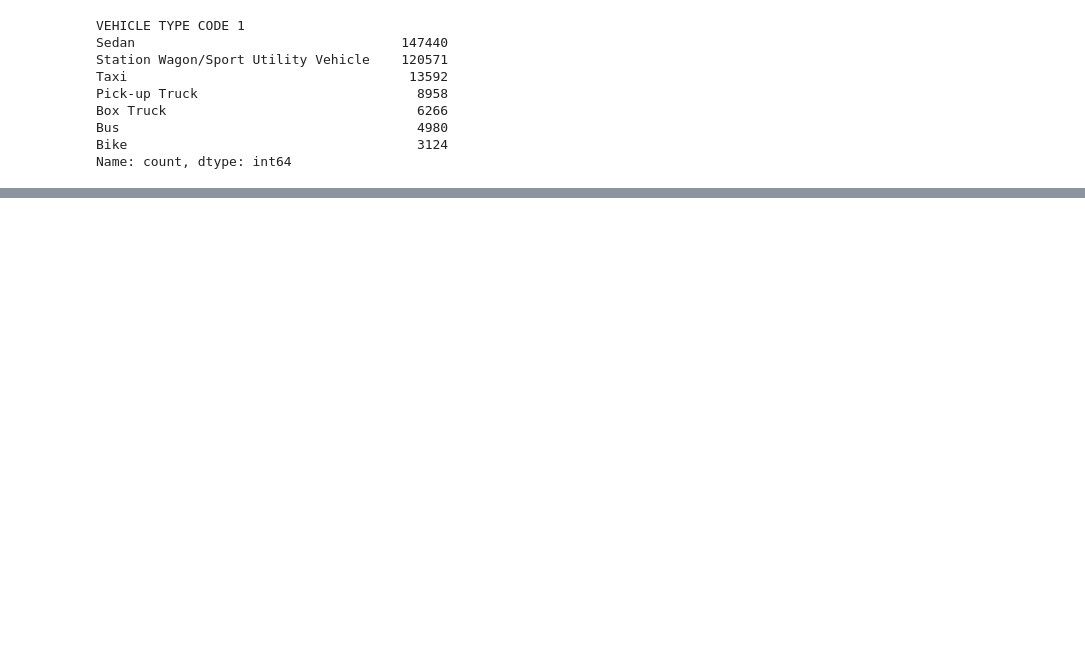
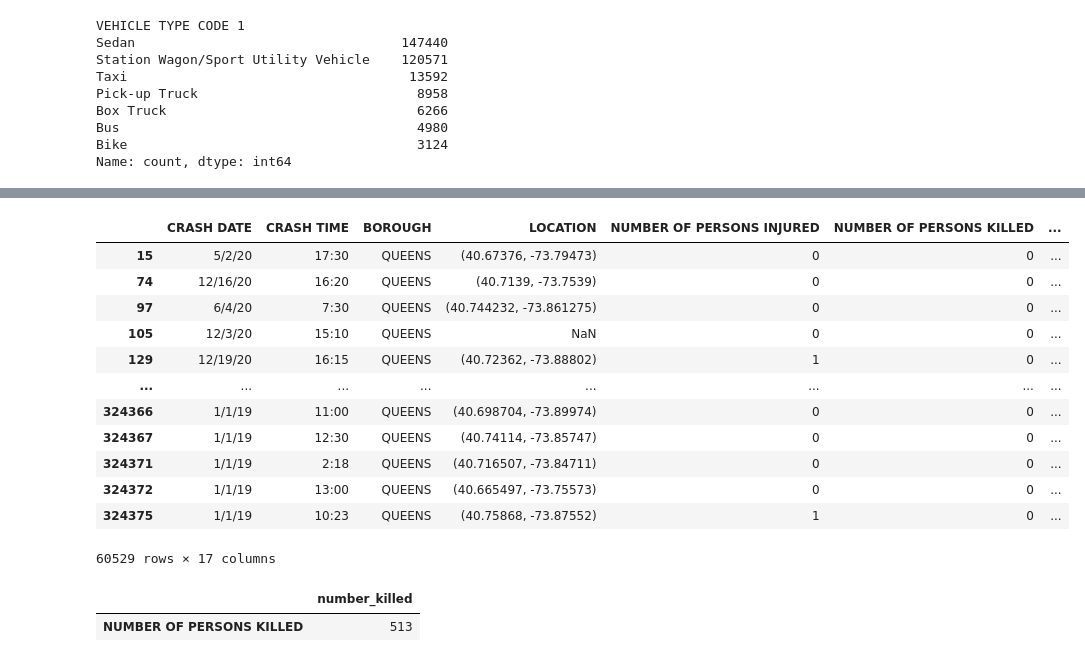
Before and after one commit to sashalcohen/HOMEWORK, a Jupyter notebook: hw-for-wk07-filter-subset-count-SASHACOHEN.ipynb, the cells around one changed output, grey strips where cells are left out. Drawn from its saved outputs; the diff is of its cells as text; code cells hidden in the pictures; blank space fills up the shorter version.

```diff
--- a/hw-for-wk07-filter-subset-count-SASHACOHEN.ipynb
+++ b/hw-for-wk07-filter-subset-count-SASHACOHEN.ipynb
@@ -130,7 +172,28 @@ df_unusualvehicles = (df_accidents["VEHICLE TYPE CODE 1"].value_counts()).head(7
 # %%
 ## create a subset of data for only Queens
 ## place it in a dataframe called df_q
+df_q = df_accidents.query("BOROUGH == 'QUEENS'")
+df_q
+# %% [output]
+|  | CRASH DATE | CRASH TIME | BOROUGH | LOCATION | NUMBER OF PERSONS INJURED | NUMBER OF PERSONS KILLED | ... |
+| 15 | 5/2/20 | 17:30 | QUEENS | (40.67376, -73.79473) | 0 | 0 | ... |
+| 74 | 12/16/20 | 16:20 | QUEENS | (40.7139, -73.7539) | 0 | 0 | ... |
+| 97 | 6/4/20 | 7:30 | QUEENS | (40.744232, -73.861275) | 0 | 0 | ... |
+| 105 | 12/3/20 | 15:10 | QUEENS | NaN | 0 | 0 | ... |
+| 129 | 12/19/20 | 16:15 | QUEENS | (40.72362, -73.88802) | 1 | 0 | ... |
+| ... | ... | ... | ... | ... | ... | ... | ... |
+| 324366 | 1/1/19 | 11:00 | QUEENS | (40.698704, -73.89974) | 0 | 0 | ... |
+| 324367 | 1/1/19 | 12:30 | QUEENS | (40.74114, -73.85747) | 0 | 0 | ... |
+| 324371 | 1/1/19 | 2:18 | QUEENS | (40.716507, -73.84711) | 0 | 0 | ... |
+| 324372 | 1/1/19 | 13:00 | QUEENS | (40.665497, -73.75573) | 0 | 0 | ... |
+| 324375 | 1/1/19 | 10:23 | QUEENS | (40.75868, -73.87552) | 1 | 0 | ... |
+60529 rows × 17 columns
 # %%
 ## number of people killed but return as a frame with a label "number_killed"
+df_numberkilled = (df_accidents["NUMBER OF PERSONS KILLED"]).to_frame()
+df_numberkilled.sum().to_frame("number_killed")
+# %% [output]
+|  | number_killed |
+| NUMBER OF PERSONS KILLED | 513 |
 # %%
 ## create a dataset for Manhattan that involved taxi cabs as the primary vehicle cause
```
Also changed, not shown: parts of 15 cells of this notebook.
